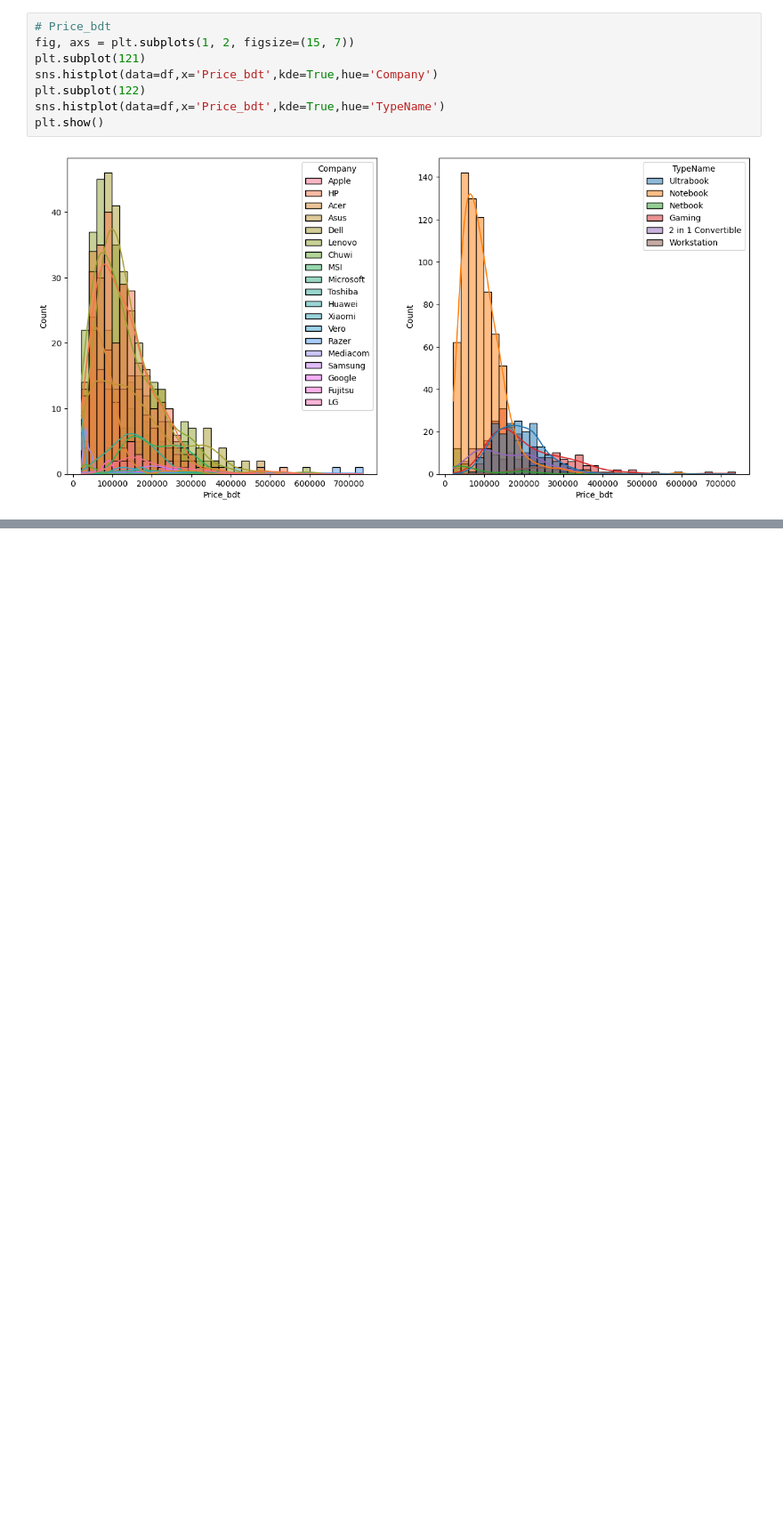
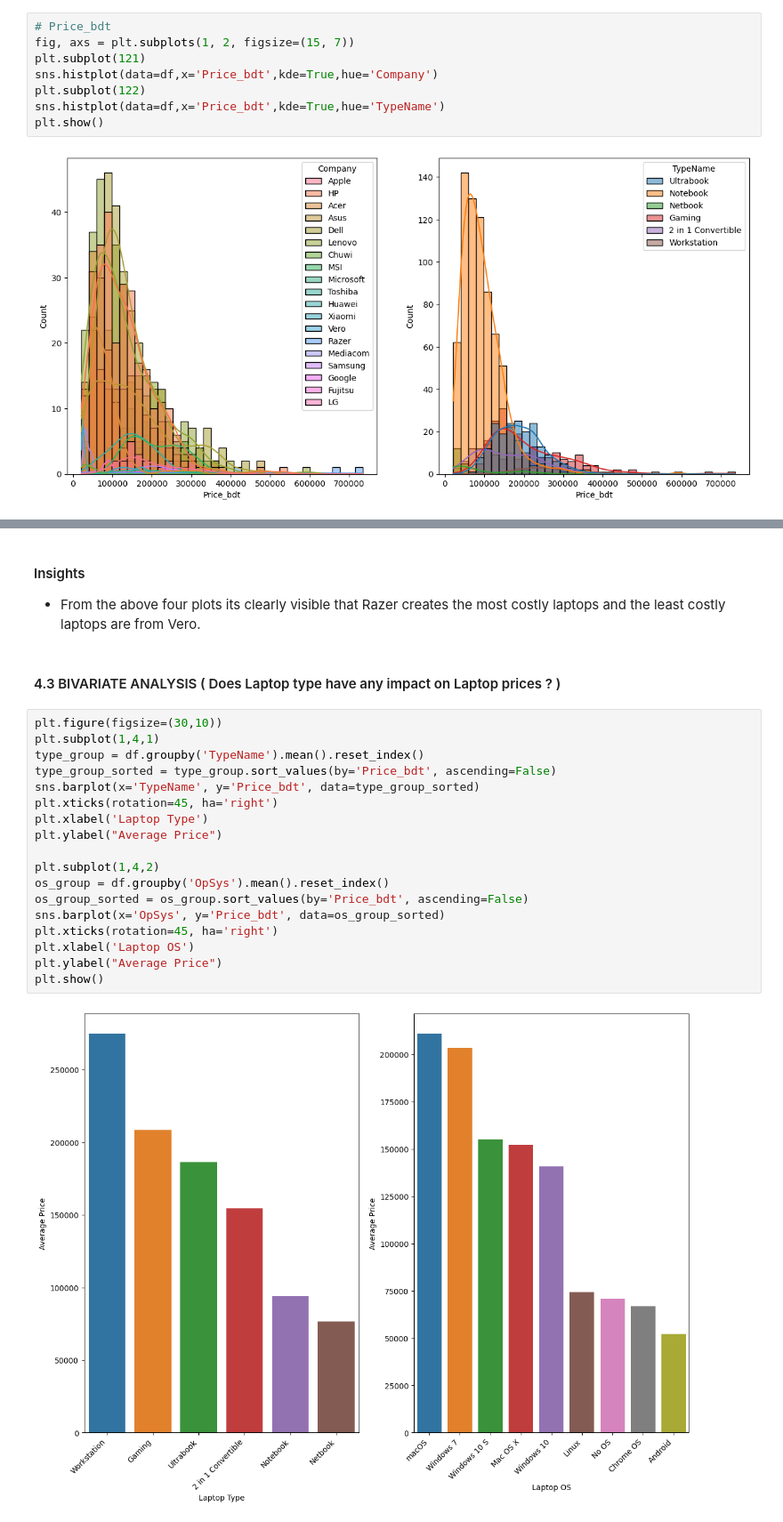
Before and after one commit to MahbubHossainFaisal/Laptop_Price_Predictor, a Jupyter notebook: notebooks/Laptop_price_prediction_EDA.ipynb, the cells around one changed output, grey strips where cells are left out. Shown at 89% size. Cells and saved outputs as stored; diff of their text form; blank space fills up the shorter version.

```diff
--- a/notebooks/Laptop_price_prediction_EDA.ipynb
+++ b/notebooks/Laptop_price_prediction_EDA.ipynb
@@ -300,0 +343,25 @@ plt.show()
+# %% [markdown]
+#### Insights
+- From the above four plots its clearly visible that Razer creates the most costly laptops and the least costly laptops are from Vero.
+# %% [markdown]
+#### 4.3 BIVARIATE ANALYSIS ( Does Laptop type have any impact on Laptop prices ? )
+# %%
+plt.figure(figsize=(30,10))
+plt.subplot(1,4,1)
+type_group = df.groupby('TypeName').mean().reset_index()
+type_group_sorted = type_group.sort_values(by='Price_bdt', ascending=False)
+sns.barplot(x='TypeName', y='Price_bdt', data=type_group_sorted)
+plt.xticks(rotation=45, ha='right')
+plt.xlabel('Laptop Type')
+plt.ylabel("Average Price")
+
+plt.subplot(1,4,2)
+os_group = df.groupby('OpSys').mean().reset_index()
+os_group_sorted = os_group.sort_values(by='Price_bdt', ascending=False)
+sns.barplot(x='OpSys', y='Price_bdt', data=os_group_sorted)
+plt.xticks(rotation=45, ha='right')
+plt.xlabel('Laptop OS')
+plt.ylabel("Average Price")
+plt.show()
+# %% [output]
+[figure, added]
```
Also changed, not shown: parts of 15 cells of this notebook.
